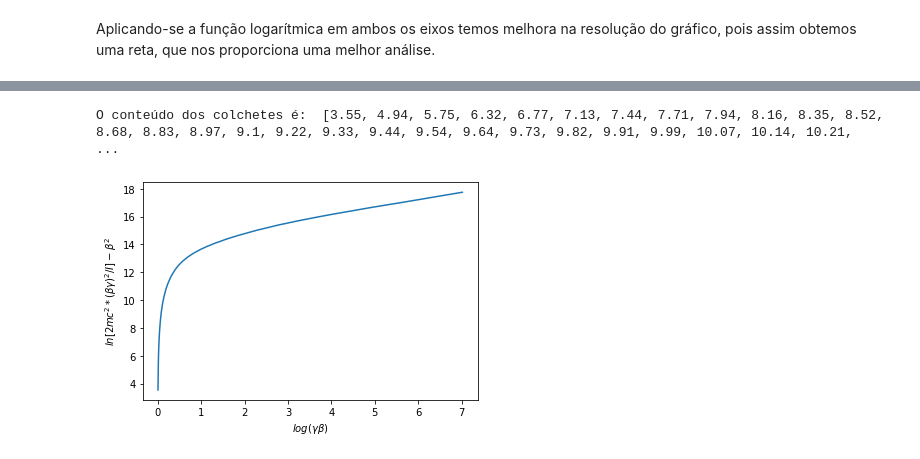
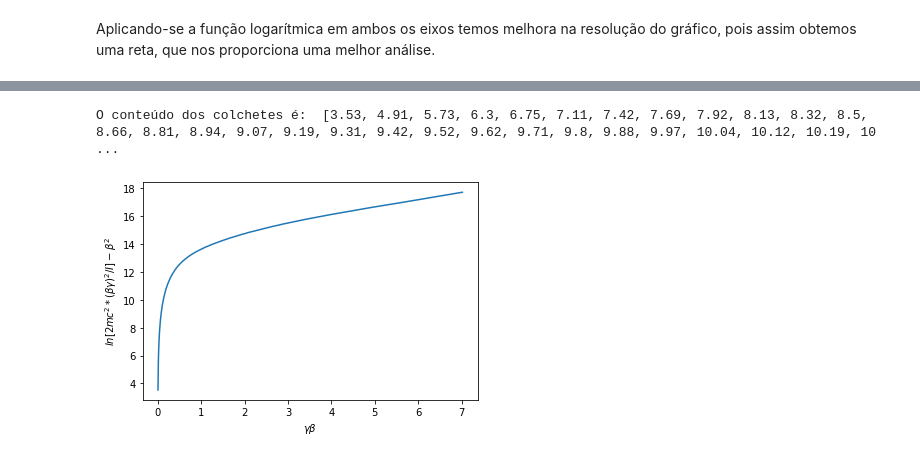
Before and after one commit to fernanda0402/Python, a Jupyter notebook: Projeto_1_FernandaA_Flavia_Victor.ipynb, the cells around one changed output, grey strips where cells are left out. Cells and saved outputs as stored; diff of their text form; code cells hidden in the pictures.

```diff
--- a/Projeto_1_FernandaA_Flavia_Victor.ipynb
+++ b/Projeto_1_FernandaA_Flavia_Victor.ipynb
@@ -15,7 +15,8 @@ $\beta = \frac{v}{c}$ e $\gamma = \frac{1}{(1 - (v/c)^2)^{1/2}} = \frac{1}{(1 -
 #Constantes
 
 mcquad = 0.511
-I = 0.75*(10**-6)
+#I1 = 0.75*(10**-6)          #Observação 0
+I = 322*(10**-6)
 ZsobreA = 0.45636 #
 K = 0.307 #
 e = 1.6*10**(-19)
@@ -46,10 +47,10 @@ while beta <= betalimit:
   gamma(beta)
   gammalist.append(gamma(beta))
   gammabetalist.append(beta*(gamma(beta)))
-  gammabetaquadradolist.append((2*mcquad*beta*(gamma(beta)))**2)
+  gammabetaquadradolist.append((2*mcquad*(beta*(gamma(beta)))**2))
   beta = beta + 0.005
-  colcheteslist.append(round((np.log(((2*mcquad*beta*(gamma(beta)))**2)/I))- (beta)**2, 2))
-  menosdEsobredxlist.append((K*ZsobreA*densidade*(e/beta)**2)*(round((np.log(((2*mcquad*beta*(gamma(beta)))**2)/I))- (beta)**2, 2)))
+  colcheteslist.append(round((np.log(((2*mcquad*(beta*(gamma(beta)))**2))/I))- (beta)**2, 2))         #Observação 1
+  menosdEsobredxlist.append((K*ZsobreA*densidade*(e/beta)**2)*(round((np.log((2*mcquad*(beta*(gamma(beta)))**2)/I))- (beta)**2, 2)))  #Observação 2
 
 print(gammalist)
 print(betalist)
@@ -193,15 +269,15 @@ plt.show()
 
 print('O conteúdo dos colchetes é: ',colcheteslist)
 # %% [output]
-O conteúdo dos colchetes é:  [3.55, 4.94, 5.75, 6.32, 6.77, 7.13, 7.44, 7.71, 7.94, 8.16, 8.35, 8.52, 8.68, 8.83, 8.97, 9.1, 9.22, 9.33, 9.44, 9.54, 9.64, 9.73, 9.82, 9.91, 9.99, 10.07, 10.14, 10.21,  ...
+O conteúdo dos colchetes é:  [3.53, 4.91, 5.73, 6.3, 6.75, 7.11, 7.42, 7.69, 7.92, 8.13, 8.32, 8.5, 8.66, 8.81, 8.94, 9.07, 9.19, 9.31, 9.42, 9.52, 9.62, 9.71, 9.8, 9.88, 9.97, 10.04, 10.12, 10.19, 10 ...
 # %%
 #Plotando o conteúdo dos colchetes x gamma*beta
 
 plt.plot(gammabetalist,colcheteslist)
-plt.xlabel(r"$log(\gamma\beta$)")
+plt.xlabel(r"$\gamma\beta$")
 plt.ylabel(r"$ln[2mc^2*(\beta\gamma)^2/I] - \beta^2$")
 plt.show()
 
 #x = 2*m*c^2*(beta*gamma)^2
 # %% [output]
-[figure, old version]
+[figure, new version]
```
Also changed, not shown: parts of 17 cells of this notebook.
